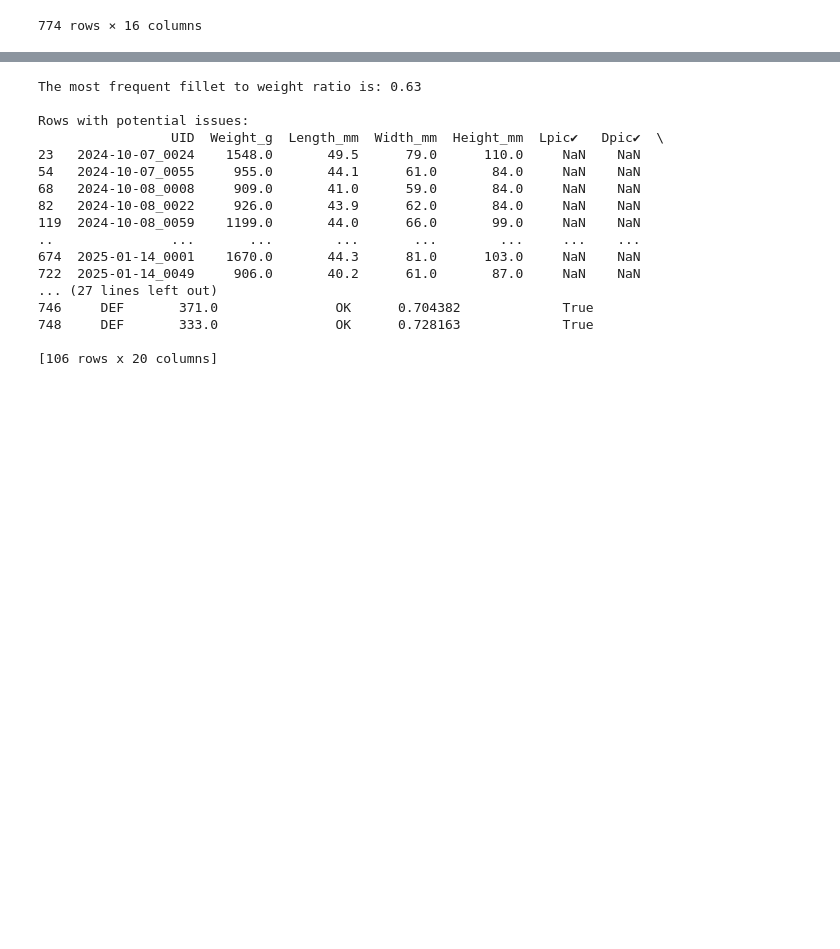
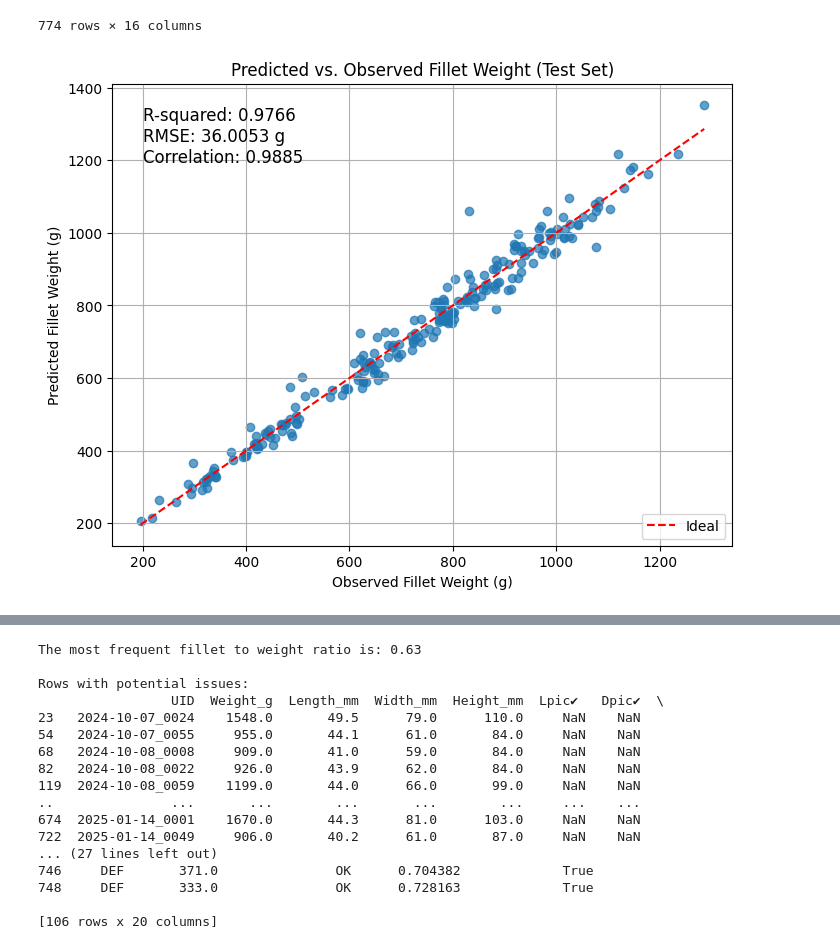
Before and after one commit to GGlivePh/PLF, a Jupyter notebook: selras.ipynb, the cells around one changed output, grey strips where cells are left out. Drawn from its saved outputs; the diff is of its cells as text; code cells hidden in the pictures; blank space fills up the shorter version.

```diff
--- a/selras.ipynb
+++ b/selras.ipynb
@@ -35,3 +35,48 @@ data1
 | 772 | 2025-01-14_0099 | 1085.0 | 43.5 | 60.0 | 88.0 | NaN | NaN | NaN | NaN | NaN | ... |
 | 773 | 2025-01-14_0100 | 1326.0 | 44.8 | 66.0 | 97.0 | NaN | NaN | NaN | NaN | NaN | ... |
 774 rows × 16 columns
+# %%
+import pandas as pd
+from sklearn.model_selection import train_test_split
+from sklearn.linear_model import LinearRegression
+from sklearn.metrics import r2_score, mean_squared_error
+import numpy as np
+import matplotlib.pyplot as plt
+
+# Drop rows with NaN values in 'fillet_wt_g' or 'Weight_g' at the start
+data1 = data1.dropna(subset=['fillet_wt_g', 'Weight_g'])
+
+# Prepare the data for Scenario 2
+# (Using Weight_g, Height_mm, Width_mm for a more interesting plot)
+X2 = data1[['Weight_g', 'Height_mm', 'Width_mm']]
+y2 = data1['fillet_wt_g']
+X2_train, X2_test, y2_train, y2_test = train_test_split(X2, y2, test_size=0.3, random_state=42)
+
+# Train the model for Scenario 2
+model2 = LinearRegression()
+model2.fit(X2_train, y2_train)
+y_pred2 = model2.predict(X2_test)
+
+# Evaluate the model for Scenario 2
+r2_2 = r2_score(y2_test, y_pred2)
+rmse_2 = np.sqrt(mean_squared_error(y2_test, y_pred2))
+correlation_2 = np.corrcoef(y2_test, y_pred2)[0, 1]
+
+# Create the plot
+plt.figure(figsize=(8, 6))
+plt.scatter(y2_test, y_pred2, alpha=0.7)  # Scatter plot of observed vs. predicted
+plt.plot([min(y2_test), max(y2_test)], [min(y2_test), max(y2_test)], 'r--', label='Ideal') # Line of perfect prediction
+
+# Annotations
+annotation_text = f'R-squared: {r2_2:.4f}\nRMSE: {rmse_2:.4f} g\nCorrelation: {correlation_2:.4f}'
+plt.text(0.05, 0.95, annotation_text, transform=plt.gca().transAxes, fontsize=12, va='top')
+
+# Labels and title
+plt.xlabel('Observed Fillet Weight (g)')
+plt.ylabel('Predicted Fillet Weight (g)')
+plt.title('Predicted vs. Observed Fillet Weight (Test Set)')
+plt.legend()
+plt.grid(True)
+plt.show()
+# %% [output]
+[figure, added]
```
Also changed, not shown: parts of 3 cells of this notebook.
